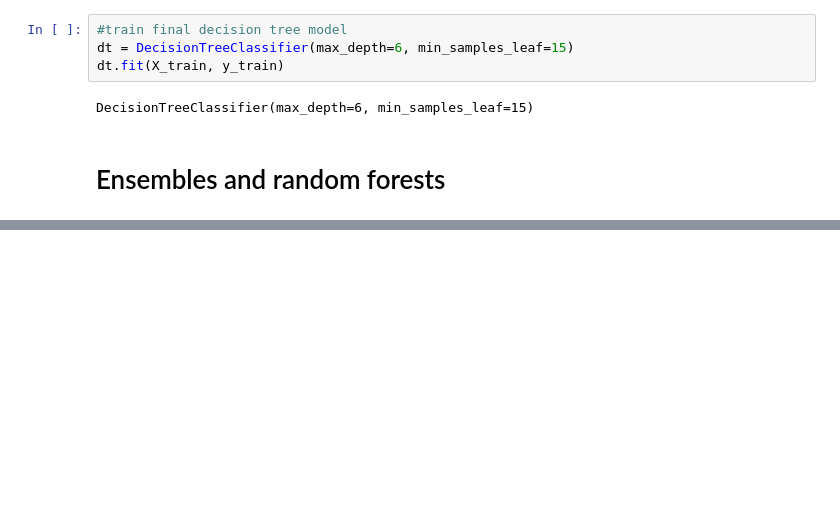
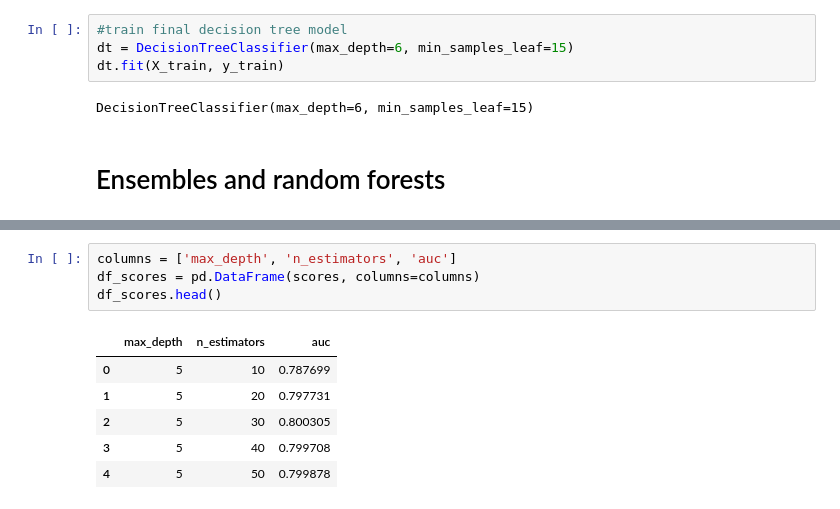
Before and after one commit to sarakubik/MLZoomcamp, a Jupyter notebook: ch6.ipynb, the cells around one changed output, grey strips where cells are left out. Cells and saved outputs as stored; diff of their text form; blank space fills up the shorter version.

```diff
--- a/ch6.ipynb
+++ b/ch6.ipynb
@@ -333,0 +375,11 @@ DecisionTreeClassifier(max_depth=6, min_samples_leaf=15)
+# %%
+columns = ['max_depth', 'n_estimators', 'auc']
+df_scores = pd.DataFrame(scores, columns=columns)
+df_scores.head()
+# %% [output]
+|  | max_depth | n_estimators | auc |
+| 0 | 5 | 10 | 0.787699 |
+| 1 | 5 | 20 | 0.797731 |
+| 2 | 5 | 30 | 0.800305 |
+| 3 | 5 | 40 | 0.799708 |
+| 4 | 5 | 50 | 0.799878 |
```
Also changed, not shown: parts of 19 cells of this notebook.
